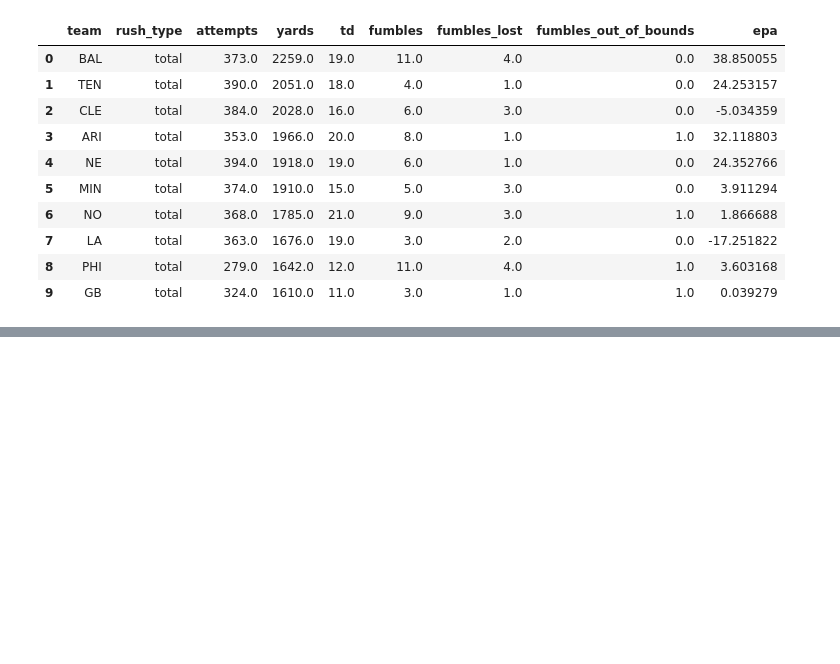
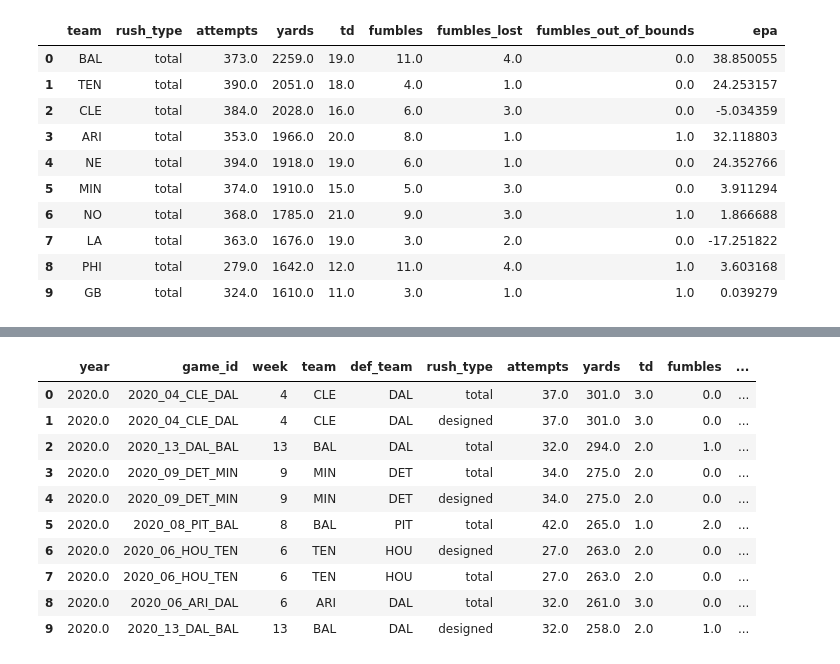
Before and after one commit to shind07/nfl-data, a Jupyter notebook: notebooks/rushing.ipynb, the cells around one changed output, grey strips where cells are left out. Cells and saved outputs as stored; diff of their text form; code cells hidden in the pictures; blank space fills up the shorter version.

```diff
--- a/notebooks/rushing.ipynb
+++ b/notebooks/rushing.ipynb
@@ -568,0 +601,15 @@ df.head(10)
+# %%
+df = pd.read_sql("""SELECT * FROM rushing_by_team_by_game""", db_conn)
+df.head(10)
+# %% [output]
+|  | year | game_id | week | team | def_team | rush_type | attempts | yards | td | fumbles | ... |
+| 0 | 2020.0 | 2020_04_CLE_DAL | 4 | CLE | DAL | total | 37.0 | 301.0 | 3.0 | 0.0 | ... |
+| 1 | 2020.0 | 2020_04_CLE_DAL | 4 | CLE | DAL | designed | 37.0 | 301.0 | 3.0 | 0.0 | ... |
+| 2 | 2020.0 | 2020_13_DAL_BAL | 13 | BAL | DAL | total | 32.0 | 294.0 | 2.0 | 1.0 | ... |
+| 3 | 2020.0 | 2020_09_DET_MIN | 9 | MIN | DET | total | 34.0 | 275.0 | 2.0 | 0.0 | ... |
+| 4 | 2020.0 | 2020_09_DET_MIN | 9 | MIN | DET | designed | 34.0 | 275.0 | 2.0 | 0.0 | ... |
+| 5 | 2020.0 | 2020_08_PIT_BAL | 8 | BAL | PIT | total | 42.0 | 265.0 | 1.0 | 2.0 | ... |
+| 6 | 2020.0 | 2020_06_HOU_TEN | 6 | TEN | HOU | designed | 27.0 | 263.0 | 2.0 | 0.0 | ... |
+| 7 | 2020.0 | 2020_06_HOU_TEN | 6 | TEN | HOU | total | 27.0 | 263.0 | 2.0 | 0.0 | ... |
+| 8 | 2020.0 | 2020_06_ARI_DAL | 6 | ARI | DAL | total | 32.0 | 261.0 | 3.0 | 0.0 | ... |
+| 9 | 2020.0 | 2020_13_DAL_BAL | 13 | BAL | DAL | designed | 32.0 | 258.0 | 2.0 | 1.0 | ... |
```
Also changed, not shown: parts of 4 cells of this notebook, 7 other files.
